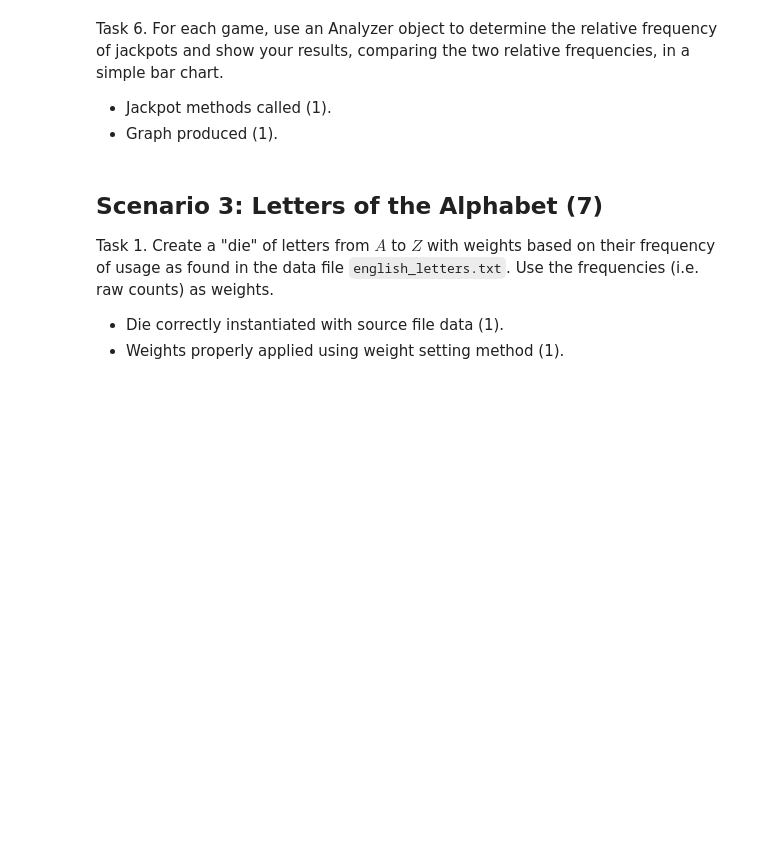
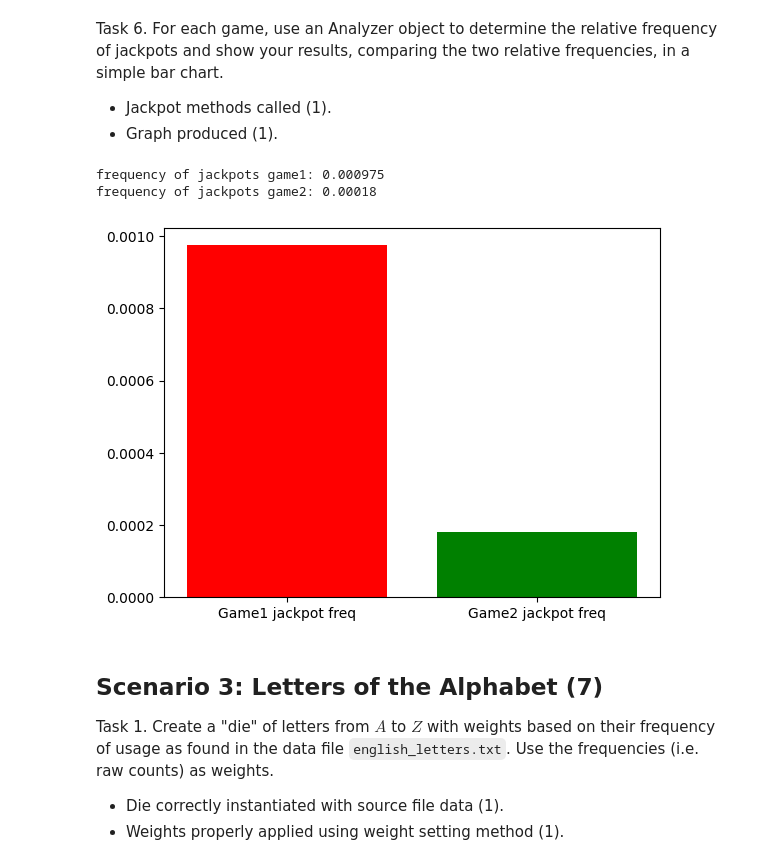
Before and after one commit to lukeschneider7/DS5100_FP_montecarlo, a Jupyter notebook: DS51200_FinalProjectTemplate.ipynb, the cells around one changed output. Cells and saved outputs as stored; diff of their text form; code cells hidden in the pictures; blank space fills up the shorter version.

```diff
--- a/DS51200_FinalProjectTemplate.ipynb
+++ b/DS51200_FinalProjectTemplate.ipynb
@@ -212,6 +212,11 @@ plt.show()
 Task 1. Create three dice, each with six sides having the faces 1 through 6.
 
 - Three die objects created (1).
+# %%
+faces =  np.array([1, 2, 3, 4, 5, 6])
+die1 = montecarlo.Die(faces)
+die2 = montecarlo.Die(faces)
+die3 = montecarlo.Die(faces)
 # %% [markdown]
 Task 2. Convert one of the dice to an unfair one by weighting the face $6$ five times more than the other weights (i.e. it has weight of 5 and the others a weight of 1 each).
 
@@ -225,16 +234,42 @@ Task 4. Play a game of $10000$ rolls with $5$ fair dice.
 
 - Game class properly instantiated (1).
 - Play method called properly (1).
+# %%
+dice_list = [die1, die1, die1, die1, die1]
+game1 = montecarlo.Game(dice_list)
+game1.play(times_to_roll=10000)
 # %% [markdown]
 Task 5. Play another game of $10000$ rolls, this time with $2$ unfair dice, one as defined in steps #2 and #3 respectively, and $3$ fair dice.
 
 - Game class properly instantiated (1).
 - Play method called properly (1).
+# %%
+dice_list = [die1, die1, die1, die2, die3]
+game2 = montecarlo.Game(dice_list)
+game2.play(times_to_roll=10000)
 # %% [markdown]
 Task 6. For each game, use an Analyzer object to determine the relative frequency of jackpots and show your results, comparing the two relative frequencies, in a simple bar chart.
 
 - Jackpot methods called (1).
 - Graph produced (1).
+# %%
+analyze1 = montecarlo.Analyzer(game1)
+analyze2 = montecarlo.Analyzer(game2)
+jackpots1 = analyze1.jackpot()
+jackpots2 = analyze2.jackpot()
+freq1 = jackpots1 / len(game1.copy_df)
+freq2 = jackpots2 / len(game2.copy_df)
+print(f'frequency of jackpots game1: {freq1} \nfrequency of jackpots game2: {freq2}')
+
+# Plot frequencies of jackpots
+labes = ['Game1 jackpot freq', 'Game2 jackpot freq']
+values = [freq1, freq2]
+plt.bar(labes, values, color =['red', 'green'])
+plt.show()
+# %% [output]
+frequency of jackpots game1: 0.000975
+frequency of jackpots game2: 0.00018
+[figure, added]
 # %% [markdown]
 ## Scenario 3: Letters of the Alphabet (7)
 
```
Also changed, not shown: parts of 6 cells of this notebook.
